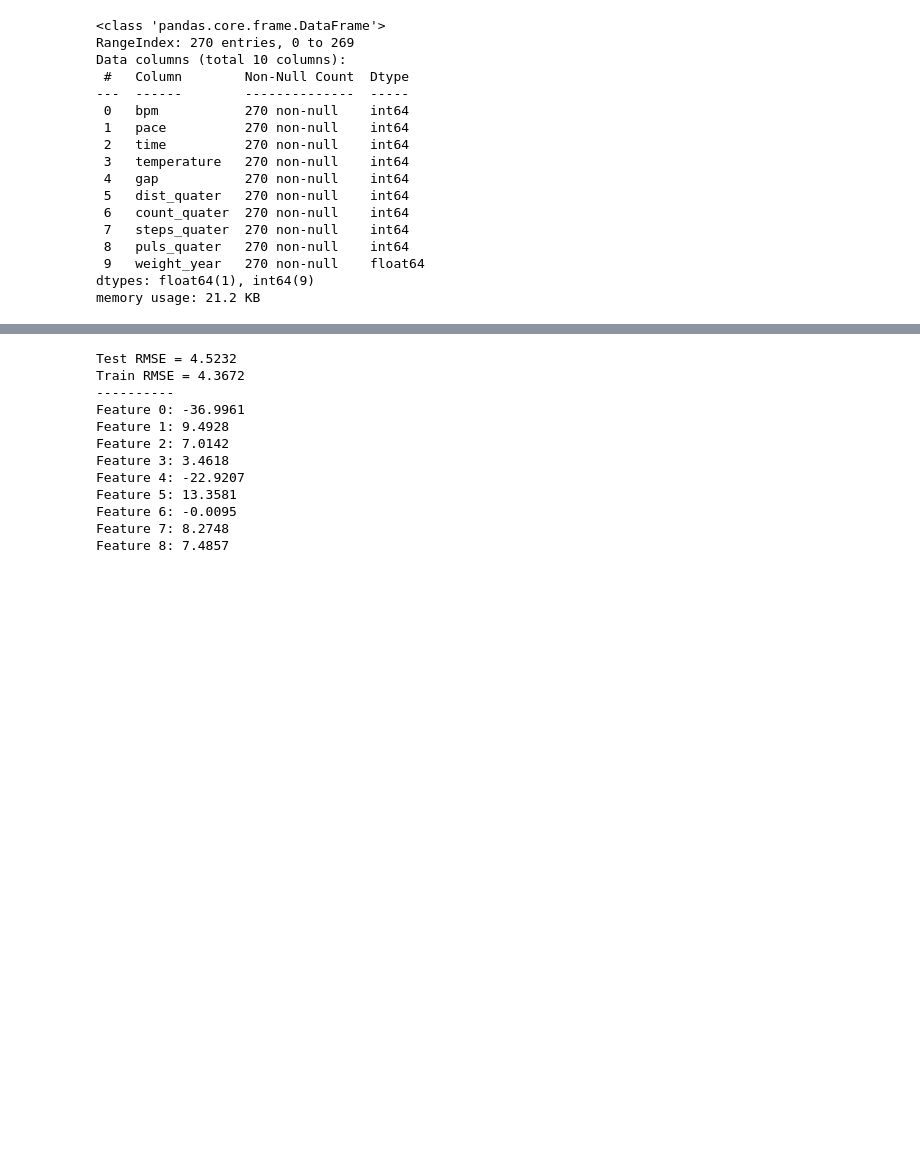
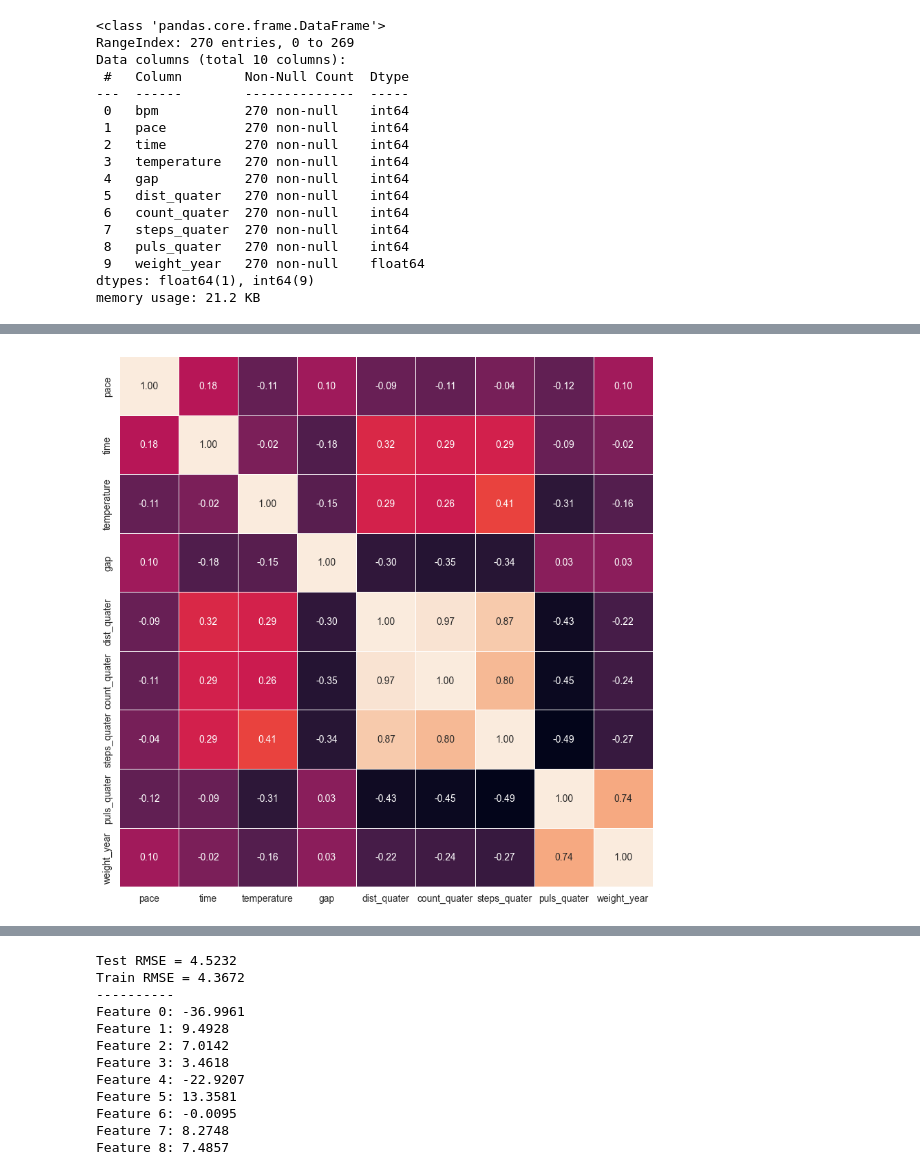
Before and after one commit to rvitamin/ML-Basic, a Jupyter notebook: Project_Pulse/12 Training Linerregression optim dataset.ipynb, the cells around one changed output, grey strips where cells are left out. Saved outputs shown, nothing was run; the diff lists cells and outputs as text; code cells hidden in the pictures; blank space fills up the shorter version.

```diff
--- a/Project_Pulse/12 Training Linerregression optim dataset.ipynb
+++ b/Project_Pulse/12 Training Linerregression optim dataset.ipynb
@@ -32,0 +44,8 @@ memory usage: 21.2 KB
+# %%
+import seaborn as sns
+
+plt.figure(figsize=(10, 10))
+sns.heatmap(data.drop(['bpm'], axis=1).corr(), annot=True, cbar=False, linewidths=.5, fmt= '.2f')
+plt.show()
+# %% [output]
+[figure, added]
```
Also changed, not shown: parts of 2 cells of this notebook, 13 other files.
